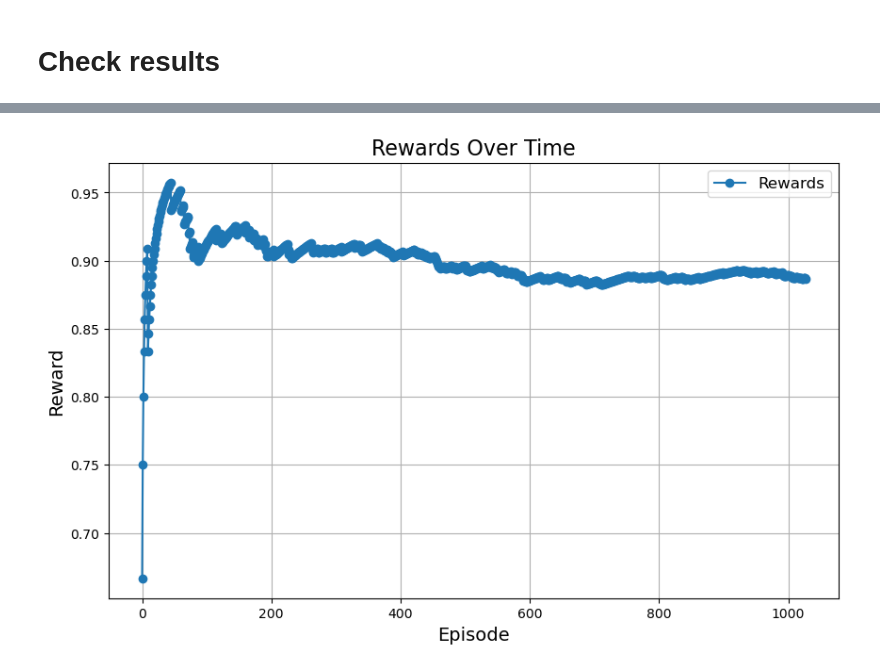
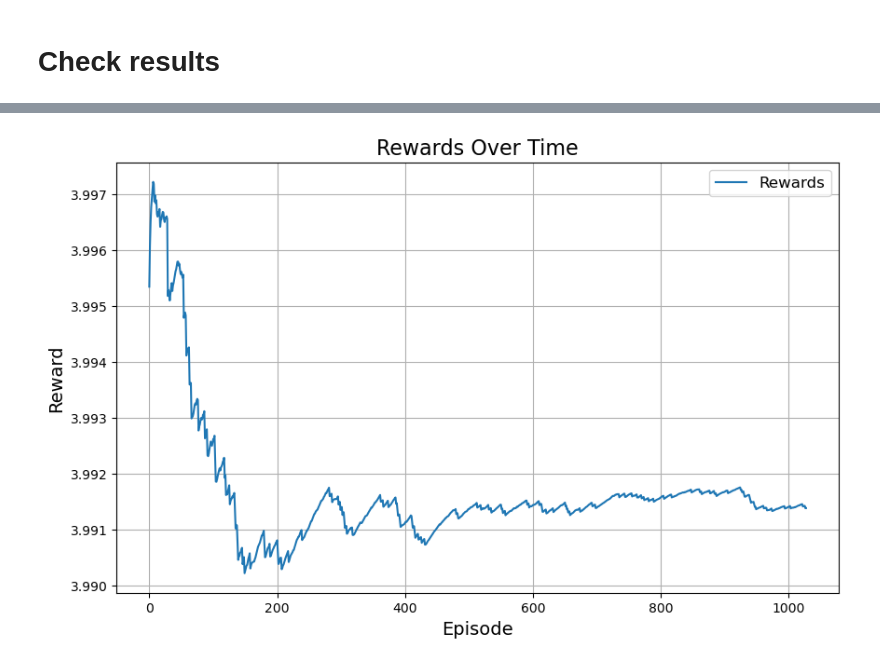
Before and after one commit to FilippoGrosso02/RL_Ensemble_Orchestration, a Jupyter notebook: rl_test.ipynb, the cells around one changed output, grey strips where cells are left out. Cells and saved outputs as stored; diff of their text form; code cells hidden in the pictures.

Commit message:
visualization notebook 01

```diff
--- a/rl_test.ipynb
+++ b/rl_test.ipynb
@@ -148,11 +8,11 @@ class SimulationEnv(gym.Env):
 Running the simulation
 # %%
 from stable_baselines3 import PPO
-
+from managers.enviroment_manager import SimulationEnv
 #setup_config()
 
 # Create the environment
-env = SimulationEnv()
+env = SimulationEnv("ppo")
 
 # Train the agent
 model = PPO("MlpPolicy", env, verbose=1, n_steps=1028)
@@ -231,25 +104,25 @@ Name: accuracy, dtype: float64
 # %%
 
 import matplotlib.pyplot as plt
 
 # Assuming env.visualization_manager.reward_list is a list of rewards
 def plot_rewards(reward_list):
     plt.figure(figsize=(10, 6))
-    plt.plot(reward_list, label="Rewards", marker='o', linestyle='-')
+    plt.plot(reward_list, label="Rewards", linestyle='-')
     plt.title("Rewards Over Time", fontsize=16)
     plt.xlabel("Episode", fontsize=14)
     plt.ylabel("Reward", fontsize=14)
     plt.grid(True)
     plt.legend(fontsize=12)
     plt.show()
 
 # Example usage:
 if hasattr(env, 'visualization_manager') and hasattr(env.visualization_manager, 'reward_list'):
     plot_rewards(env.visualization_manager.reward_list)
 else:
     print("reward_list not found in env.visualization_manager.")
 # %% [output]
-[figure, old version]
+[figure, new version]
 # %%
 import pandas as pd
 import matplotlib.pyplot as plt
```
Also changed, not shown: parts of 8 cells of this notebook, 24 other files.
